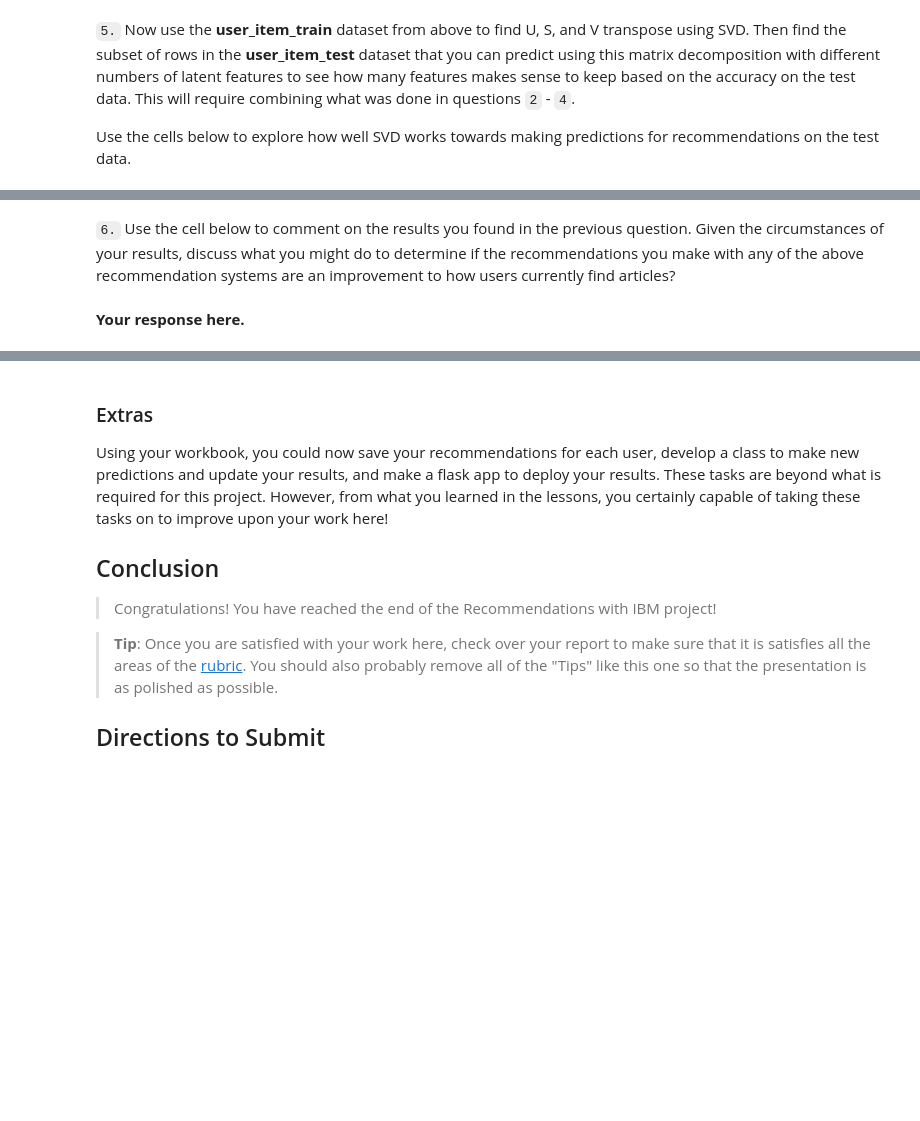
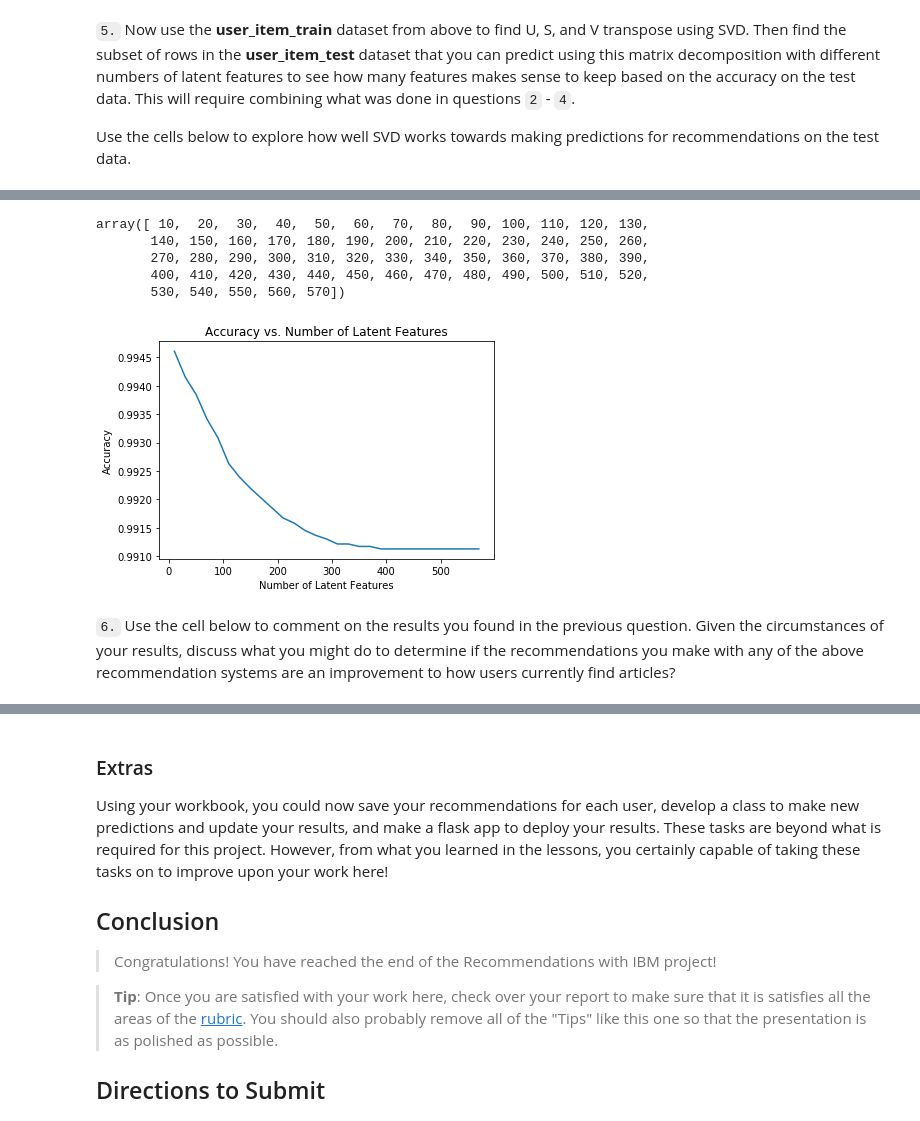
Before and after one commit to rrosasl/recommendation_engine_IBM, a Jupyter notebook: Recommendations_with_IBM.ipynb, the cells around one changed output, grey strips where cells are left out. Cells and saved outputs as stored; diff of their text form; code cells hidden in the pictures; blank space fills up the shorter version.

```diff
--- a/Recommendations_with_IBM.ipynb
+++ b/Recommendations_with_IBM.ipynb
@@ -1193,0 +1467,3 @@ u_train, s_train, vt_train = # fit svd similar to above then use the cells below
+# %%
+subset_test_art = np.intersect1d(train_arts, test_arts)
+subset_test_art[:5]
@@ -1193,0 +1472,6 @@ u_train, s_train, vt_train = # fit svd similar to above then use the cells below
+# %%
+train_indexes = np.where(np.in1d(train_idx, subset_test_user))[0]
+train_articles = np.where(np.in1d(train_arts, subset_test_art))[0]
+# %%
+test_indexes = np.where(np.in1d(test_idx, subset_test_user))[0]
+test_indexes
@@ -1193,0 +1481,3 @@ u_train, s_train, vt_train = # fit svd similar to above then use the cells below
+# %%
+user_item_test_subset = user_item_test.iloc[test_indexes,:]
+user_item_test_subset.shape
@@ -1193,0 +1513,8 @@ u_train, s_train, vt_train = # fit svd similar to above then use the cells below
+# %%
+np.arange(10,574,10)
+# %% [output]
+array([ 10,  20,  30,  40,  50,  60,  70,  80,  90, 100, 110, 120, 130,
+       140, 150, 160, 170, 180, 190, 200, 210, 220, 230, 240, 250, 260,
+       270, 280, 290, 300, 310, 320, 330, 340, 350, 360, 370, 380, 390,
+       400, 410, 420, 430, 440, 450, 460, 470, 480, 490, 500, 510, 520,
+       530, 540, 550, 560, 570])
@@ -1194,4 +1523,30 @@ u_train, s_train, vt_train = # fit svd similar to above then use the cells below
+# %%
+## Code from above
+
+num_latent_feats = np.arange(10,574,20)
+sum_errs = []
+
+for k in num_latent_feats:
+    # restructure with k latent features
+    s_train_k, u_train_k, vt_train_k = np.diag(s_train[:k]), u_train[:, :k], vt_train[:k, :]
+    s_test_k, u_test_k, vt_test_k = s_train_k, u_train_k[train_indexes,:], vt_train_k[:,train_articles]
+
+    # take dot product
+    user_item_est_subset = np.around(np.dot(np.dot(u_test_k, s_test_k), vt_test_k))
+
+    # compute error for each prediction to actual value
+    diffs = np.subtract(user_item_test_subset, user_item_est_subset)
+
+    # total errors and keep track of them
+    err = np.sum(np.sum(np.abs(diffs)))
+    sum_errs.append(err)
+
+
+plt.plot(num_latent_feats, 1 - np.array(sum_errs)/df.shape[0]);
+plt.xlabel('Number of Latent Features');
+plt.ylabel('Accuracy');
+plt.title('Accuracy vs. Number of Latent Features');
+# %% [output]
+[figure, added]
 # %% [markdown]
 `6.` Use the cell below to comment on the results you found in the previous question. Given the circumstances of your results, discuss what you might do to determine if the recommendations you make with any of the above recommendation systems are an improvement to how users currently find articles?
-# %% [markdown]
-**Your response here.**
```
Also changed, not shown: parts of 65 cells of this notebook, 8 other files.
